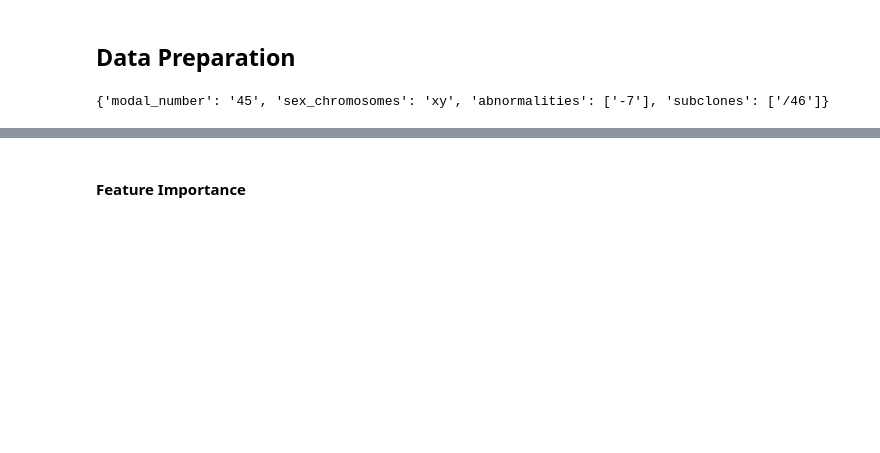
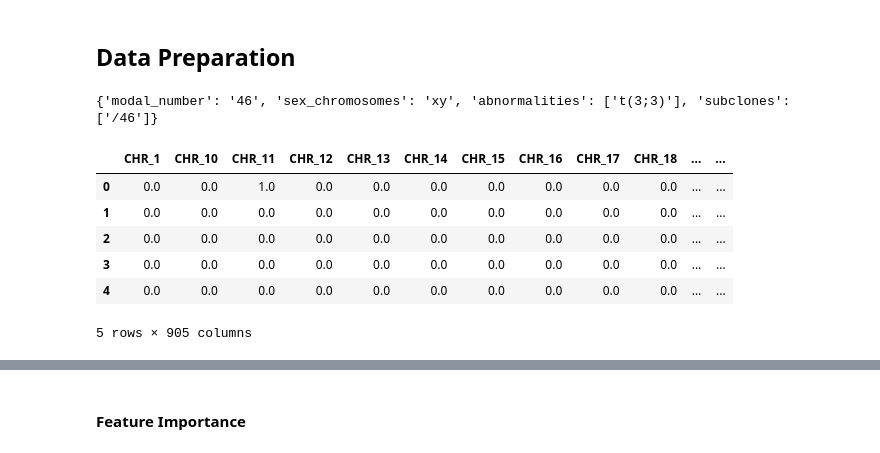
Before and after one commit to Loic-Jaillet/ENS-ML-Challenge, a Jupyter notebook: challenge_v2.ipynb, the cells around one changed output, grey strips where cells are left out. Drawn from its saved outputs; the diff is of its cells as text; code cells hidden in the pictures; blank space fills up the shorter version.

```diff
--- a/challenge_v2.ipynb
+++ b/challenge_v2.ipynb
@@ -85,7 +86,7 @@ def parse_cytogenetics(cytogenetics_str):
     }
 
 # Example input
-cytogenetics_str = clinical_df['CYTOGENETICS'].iloc[12]
+cytogenetics_str = clinical_df['CYTOGENETICS'].iloc[2]
 parsed = parse_cytogenetics(cytogenetics_str)
 print(parsed)
 
@@ -101,7 +102,7 @@ clinical_df['NUM_ABNORMALITIES'] = clinical_df['CYTOGENETICS'].apply(lambda x: l
 # Add number of chromosomes over or under 46 column
 clinical_df['CHROMOSOME_DIFF'] = clinical_df['CYTOGENETICS'].apply(lambda x: abs(int(re.search(r'^\d+', x).group()) - 46) if re.search(r'^\d+', x) else 0)
 # %% [output]
-{'modal_number': '45', 'sex_chromosomes': 'xy', 'abnormalities': ['-7'], 'subclones': ['/46']}
+{'modal_number': '46', 'sex_chromosomes': 'xy', 'abnormalities': ['t(3;3)'], 'subclones': ['/46']}
 # %%
 X = clinical_df.loc[clinical_df['ID'].isin(target_df['ID'])].copy()
 y = Surv.from_dataframe('OS_STATUS', 'OS_YEARS', target_df)
@@ -113,0 +141,10 @@ X = X.merge(tmp, on='ID', how='left').fillna({'Nb mut': 0})
+# %%
+encoded_df.head()
+# %% [output]
+|  | CHR_1 | CHR_10 | CHR_11 | CHR_12 | CHR_13 | CHR_14 | CHR_15 | CHR_16 | CHR_17 | CHR_18 | ... | ... |
+| 0 | 0.0 | 0.0 | 1.0 | 0.0 | 0.0 | 0.0 | 0.0 | 0.0 | 0.0 | 0.0 | ... | ... |
+| 1 | 0.0 | 0.0 | 0.0 | 0.0 | 0.0 | 0.0 | 0.0 | 0.0 | 0.0 | 0.0 | ... | ... |
+| 2 | 0.0 | 0.0 | 0.0 | 0.0 | 0.0 | 0.0 | 0.0 | 0.0 | 0.0 | 0.0 | ... | ... |
+| 3 | 0.0 | 0.0 | 0.0 | 0.0 | 0.0 | 0.0 | 0.0 | 0.0 | 0.0 | 0.0 | ... | ... |
+| 4 | 0.0 | 0.0 | 0.0 | 0.0 | 0.0 | 0.0 | 0.0 | 0.0 | 0.0 | 0.0 | ... | ... |
+5 rows × 905 columns
```
Also changed, not shown: parts of 26 cells of this notebook.
